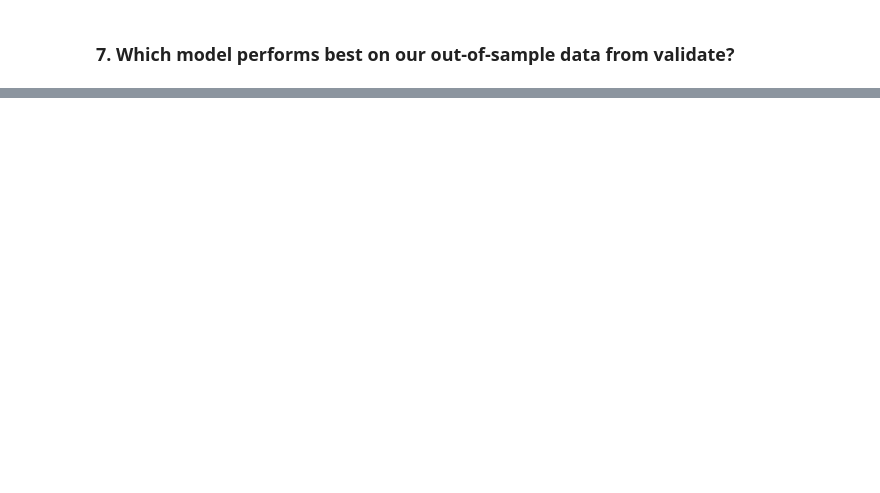
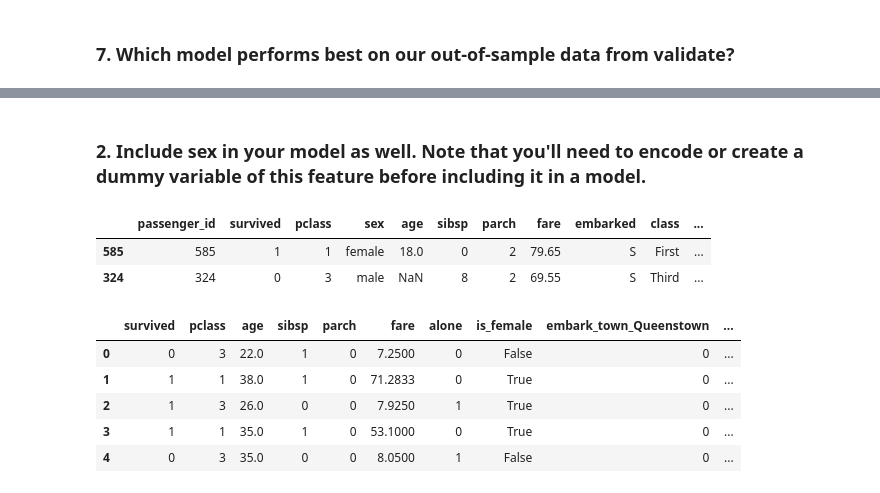
Before and after one commit to segovialori/classification_exercises, a Jupyter notebook: model.ipynb, the cells around one changed output, grey strips where cells are left out. Cells and saved outputs as stored; diff of their text form; code cells hidden in the pictures; blank space fills up the shorter version.

```diff
--- a/model.ipynb
+++ b/model.ipynb
@@ -546,0 +748,3 @@ The second model is less accurate than the first.  The first model performs bett
+# %%
+#acquire
+df = get_titanic_data()
@@ -546,0 +799,25 @@ The second model is less accurate than the first.  The first model performs bett
+# %% [markdown]
+### 2. Include sex in your model as well. Note that you'll need to encode or create a dummy variable of this feature before including it in a model.
+# %%
+#encode and concat
+df['is_female'] = df.sex == 'female'
+get_dummies = pd.get_dummies(df[['embark_town']], drop_first=True)
+get_dummies.sample(5)
+df = pd.concat([df, get_dummies], axis=1)
+df.sample(2)
+# %% [output]
+|  | passenger_id | survived | pclass | sex | age | sibsp | parch | fare | embarked | class | ... |
+| 585 | 585 | 1 | 1 | female | 18.0 | 0 | 2 | 79.65 | S | First | ... |
+| 324 | 324 | 0 | 3 | male | NaN | 8 | 2 | 69.55 | S | Third | ... |
+# %%
+#drop what we don't need
+df = df.drop(columns=['passenger_id', 'sex', 'class', 'deck', 'embark_town', 'embarked'])
+# %%
+df.head()
+# %% [output]
+|  | survived | pclass | age | sibsp | parch | fare | alone | is_female | embark_town_Queenstown | ... |
+| 0 | 0 | 3 | 22.0 | 1 | 0 | 7.2500 | 0 | False | 0 | ... |
+| 1 | 1 | 1 | 38.0 | 1 | 0 | 71.2833 | 0 | True | 0 | ... |
+| 2 | 1 | 3 | 26.0 | 0 | 0 | 7.9250 | 1 | True | 0 | ... |
+| 3 | 1 | 1 | 35.0 | 1 | 0 | 53.1000 | 0 | True | 0 | ... |
+| 4 | 0 | 3 | 35.0 | 0 | 0 | 8.0500 | 1 | False | 0 | ... |
```
Also changed, not shown: parts of 53 cells of this notebook.
